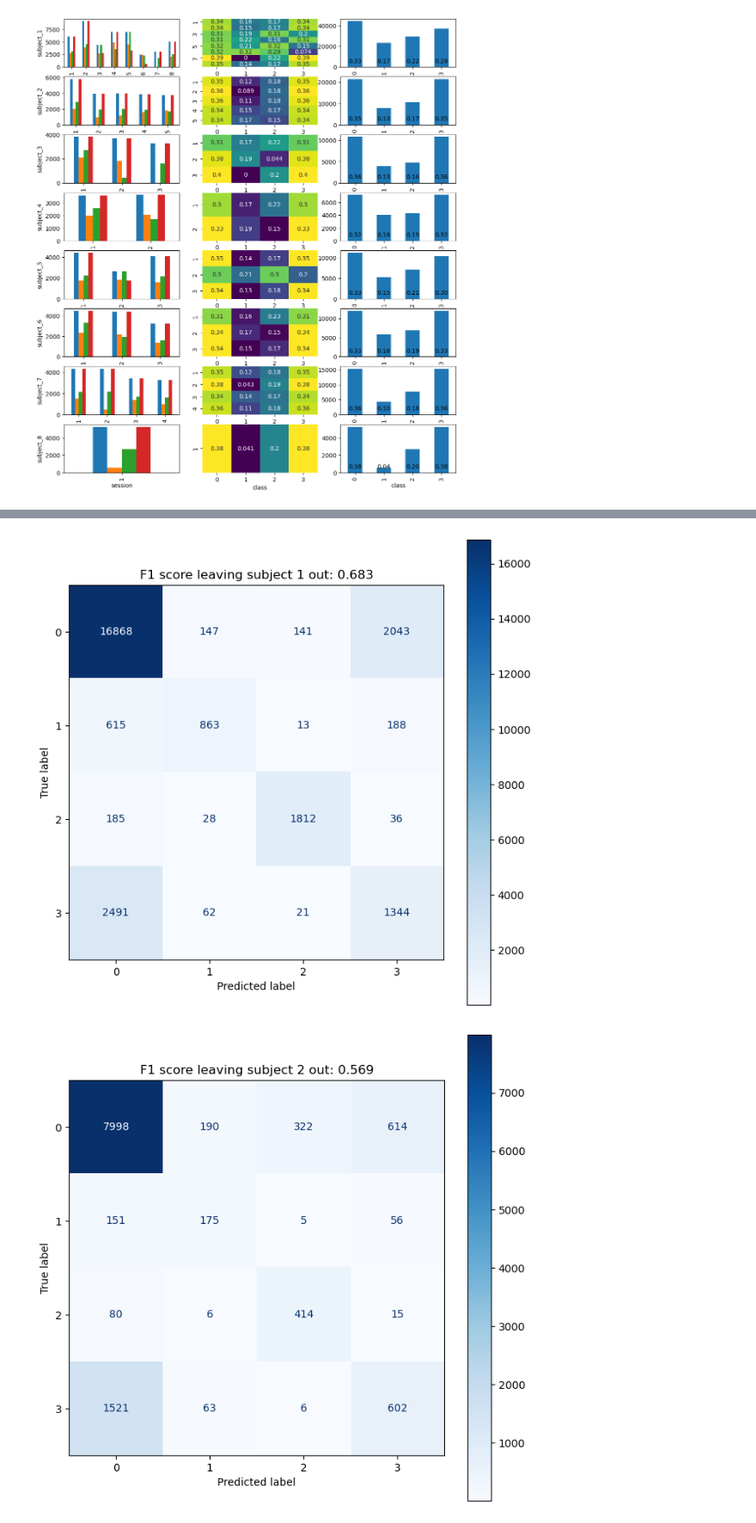
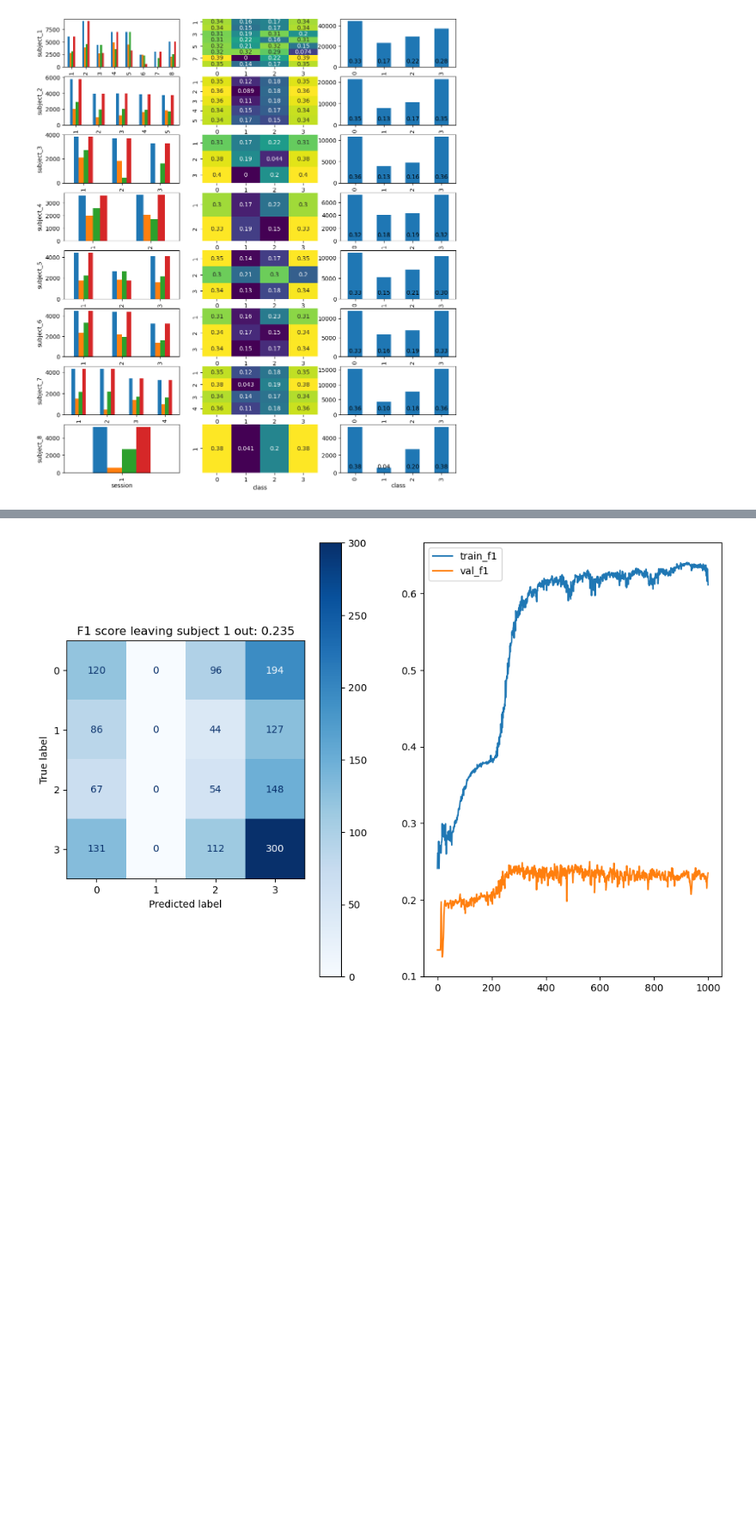
Before and after one commit to tomas19/ECE542_NCSU_projC, a Jupyter notebook: model07.ipynb, the cells around one changed output, grey strips where cells are left out. Shown at 86% size. Saved outputs shown, nothing was run; the diff lists cells and outputs as text; code cells hidden in the pictures; blank space fills up the shorter version.

```diff
--- a/model07.ipynb
+++ b/model07.ipynb
@@ -321,14 +321,3 @@ for ik, k in enumerate(dctUpsBal.keys()):
 # %%
 with open('balancedDataset.pkl', 'wb') as fout:
     pickle.dump(dctUpsBal, fout)
-# %%
-cols = ['accx', 'accy', 'accz', 'gyrox', 'gyroy', 'gyroz', 'class']
-dfX, dfy = [], []
-for k in dctUpsBal.keys():
-    dfk = dctUpsBal[k].loc[:, cols]
-    dfk['subject'] = [k]*len(dfk)
-    dfy.append(dfk.loc[:, 'class'].values)
-    dfk = dfk.drop(['class'], axis = 1)
-    dfX.append(dfk.values)
-dfX = pd.DataFrame(columns = dfk.columns, data = np.concatenate(dfX, axis = 0))
-dfy = pd.DataFrame(columns = ['class'], data = np.concatenate(dfy, axis = 0))
@@ -503,17 +492,34 @@ class NetWrapper:
 
     return pred
 # %%
-for kVal in [f'subject_{i}' for i in range(1,9)]:
+seq_len = 80 # length of each sequence
+overlap = 76 # overlapping between sequences
+bsize = 112_000
+L2reg = 1e-5
+torch.cuda.empty_cache()
+device = torch.device("cuda" if torch.cuda.is_available() else "cpu")
+learning_rate = 1e-3
 
-    dfXtr = dfX[dfX['subject'] != kVal]
-    dfytr = dfy.loc[dfXtr.index, :]
+for kVal in range(1,9):
 
-    dfXvl = dfX[dfX['subject'] == kVal]
-    dfyvl = dfy.loc[dfXvl.index, :]
+    table = pd.pivot_table(dfTrain[dfTrain['subject'] != kVal][['class', 'session']],
+                        values='class', index='session', columns='class',
+                        aggfunc=len, fill_value=0)
+
+    weights = torch.tensor((table.sum(axis = 0)/table.sum().sum()).values.astype('float32'))
+    weights = weights.to(device)
+
+    arrXtr = dfTrain[dfTrain['subject'] != kVal].iloc[:, :6].values
+    arrXtr = np.concatenate([arrXtr, np.abs(np.fft.fft(arrXtr))], axis = 1)
+    dfytr = dfTrain.loc[dfXtr.index, ['class']]
+
+    arrXvl = dfTrain[dfTrain['subject'] == kVal].iloc[:, :6].values
+    arrXvl = np.concatenate([arrXvl, np.abs(np.fft.fft(arrXvl))], axis = 1)
+    dfyvl = dfTrain.loc[dfXvl.index, ['class']]
 
     scaler = StandardScaler()
-    Xtr_sc = scaler.fit_transform(dfXtr.iloc[:, :-1])
-    Xvl_sc = scaler.transform(dfXvl.iloc[:, :-1])
+    Xtr_sc = scaler.fit_transform(arrXtr)
+    Xvl_sc = scaler.transform(arrXvl)
 
     Xtr = torch.tensor(Xtr_sc.astype('float32'))
     ytr = torch.tensor(dfytr.values.astype('int64'))
@@ -521,8 +527,6 @@ for kVal in [f'subject_{i}' for i in range(1,9)]:
     Xvl = torch.tensor(Xvl_sc.astype('float32'))
     yvl = torch.tensor(dfyvl.values.astype('int64'))
 
-    seq_len = 25 # length of each sequence
-    overlap = 5 # overlapping between sequences
     tr_sequences = []
     vl_sequences = []
 
@@ -538,28 +542,28 @@ for kVal in [f'subject_{i}' for i in range(1,9)]:
         seq_y = yvl[i:i+seq_len]
         vl_sequences.append((seq_X, seq_y))
 
-    bsize = 25_000
     trLoader = DataLoader(tr_sequences, batch_size = bsize, shuffle = False)
     vlLoader = DataLoader(vl_sequences, batch_size = bsize, shuffle = False)
 
-    torch.cuda.empty_cache()
-    device = torch.device("cuda" if torch.cuda.is_available() else "cpu")
-    learning_rate = 1e-4
-
-    net = NetWrapper(2_000, learning_rate, device, None)
+    net = NetWrapper(1_000, learning_rate, L2reg, device, weights)
     dfhist, minLoss, bestModel = net.fit(trLoader, vlLoader)
 
     preds = []
     trues = []
     for b, (Xvalb, yvalb) in enumerate(vlLoader):
-        preds.extend(net.predict(Xvalb).argmax(axis = 1))
+        predB = net.predict(Xvalb).argmax(axis = 1)
+        preds.extend(predB)
         yvalb = yvalb.squeeze(2)
         yvalb, _ = torch.mode(yvalb, dim = 1)
         trues.extend(yvalb.detach().numpy())
 
     m = confusion_matrix(trues, preds)
     disp = ConfusionMatrixDisplay(confusion_matrix=m)
-    fig, ax = plt.subplots(figsize = (8, 8))
-    disp.plot(ax = ax,  cmap = plt.cm.Blues)
-    ax.set_title(f"F1 score leaving subject {kVal.split('_')[1]} out: {f1_score(preds, trues, average='macro'):0.3f}")
+    fig, ax = plt.subplots(figsize = (12, 8), ncols = 2)
+    disp.plot(ax = ax[0],  cmap = plt.cm.Blues)
+    ax[0].set_title(f"F1 score leaving subject {kVal} out: {f1_score(preds, trues, average='macro'):0.3f}")
+    dfhist[['train_f1', 'val_f1']].plot(ax = ax[1])
+
+
+    break
 # %% [output]
@@ -583,2 +580 @@ Epoch 1900/2000. Training loss: 0.768 - Validation loss: 1.029 Training accuracy
-[figure, old version]
+[figure, new version]
-[figure, removed]
```
Also changed, not shown: parts of 8 cells of this notebook, 2 other files.
